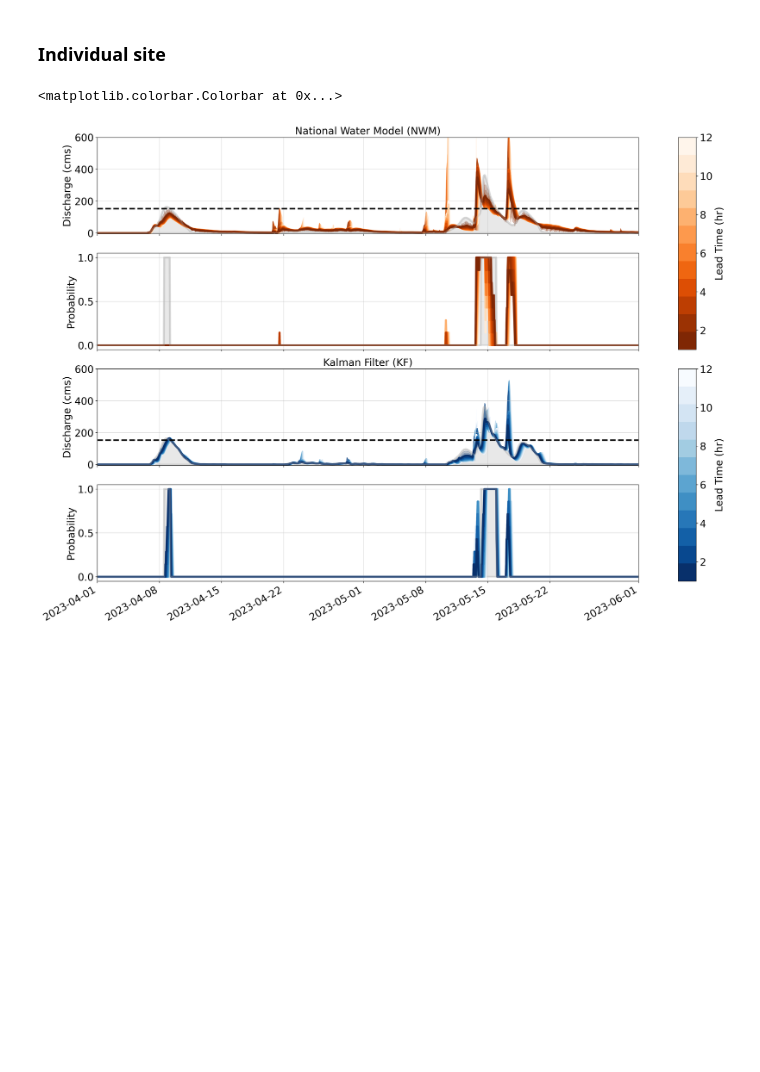
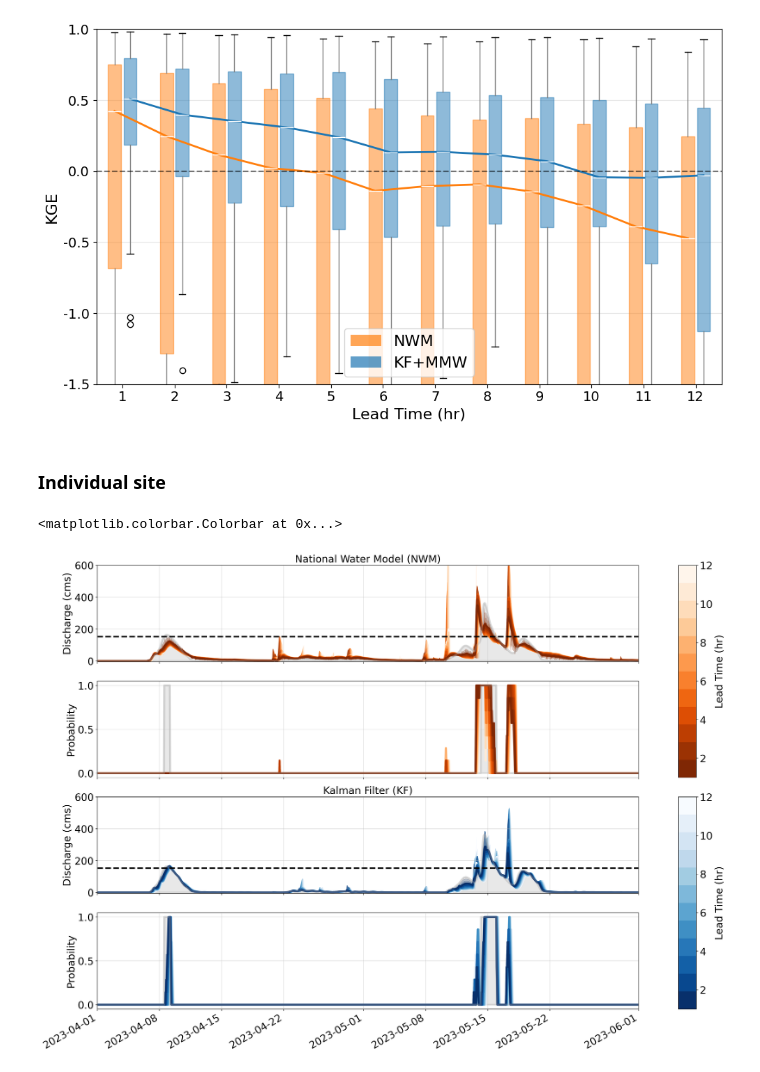
Before and after one commit to future-water/bridge-flood-early-warning-system, a Jupyter notebook: evaluation/performance_evaluation.ipynb, the cells around one changed output. Cells and saved outputs as stored; diff of their text form; code cells hidden in the pictures; blank space fills up the shorter version.

```diff
--- a/evaluation/performance_evaluation.ipynb
+++ b/evaluation/performance_evaluation.ipynb
@@ -323,3 +381,9 @@ plt.show()
+# %%
+# Create KGE figure
+kge_fig = create_boxplot_figure('KGE', all_kge_raw, all_kge_da)
+plt.show()
+# %% [output]
+[figure, added]
 # %% [markdown]
 ### Individual site
 # %%
```
Also changed, not shown: parts of 12 cells of this notebook, 2 other files.
